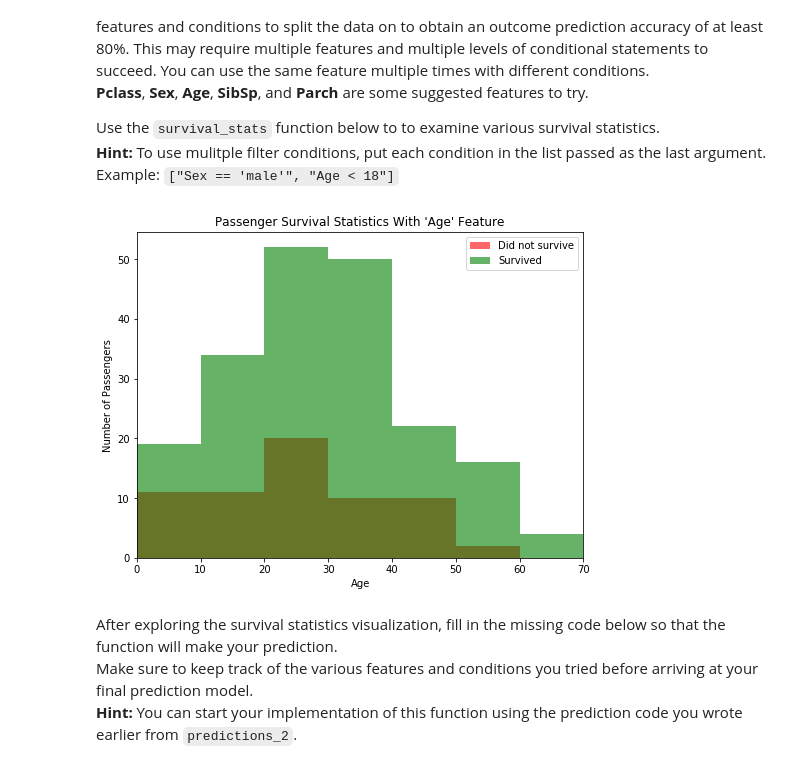
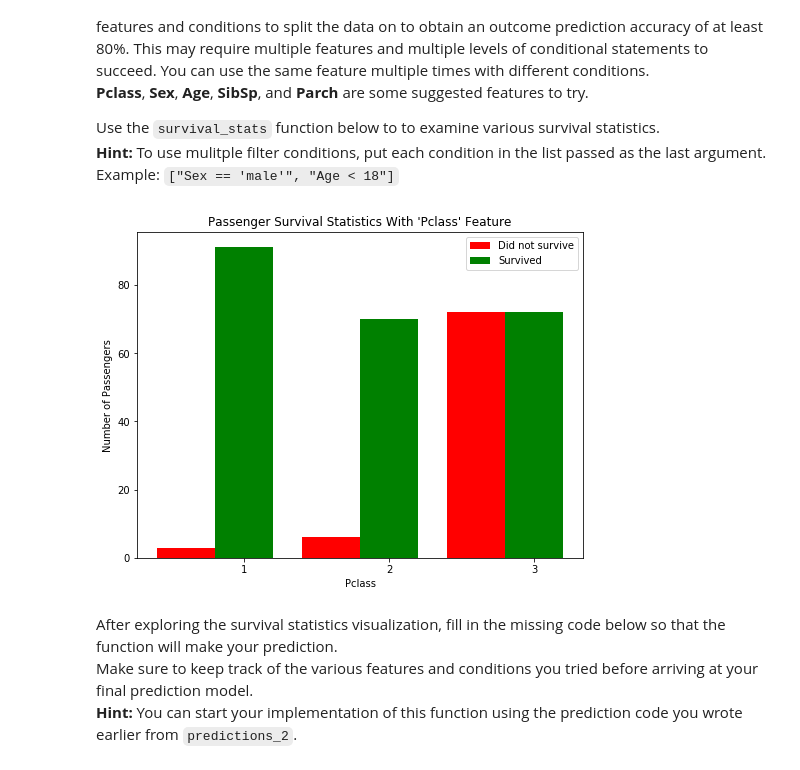
Before and after one commit to marlonyao/machine-learning, a Jupyter notebook: projects/titanic_survival_exploration/titanic_survival_exploration.ipynb, the cells around one changed output. Cells and saved outputs as stored; diff of their text form; code cells hidden in the pictures.

Commit message:
finish titanic_survival_exploration

```diff
--- a/projects/titanic_survival_exploration/titanic_survival_exploration.ipynb
+++ b/projects/titanic_survival_exploration/titanic_survival_exploration.ipynb
@@ -204,9 +204,9 @@ Adding the feature **Age** as a condition in conjunction with **Sex** improves t
 Use the `survival_stats` function below to to examine various survival statistics.
 **Hint:** To use mulitple filter conditions, put each condition in the list passed as the last argument. Example: `["Sex == 'male'", "Age < 18"]`
 # %%
-vs.survival_stats(data, outcomes, 'Age', ["Sex == 'female'"])
+vs.survival_stats(data, outcomes, 'Pclass', ["Sex == 'female'"])
 # %% [output]
-[figure, old version]
+[figure, new version]
 # %% [markdown]
 After exploring the survival statistics visualization, fill in the missing code below so that the function will make your prediction.
 Make sure to keep track of the various features and conditions you tried before arriving at your final prediction model.
```
Also changed, not shown: parts of 14 cells of this notebook.
